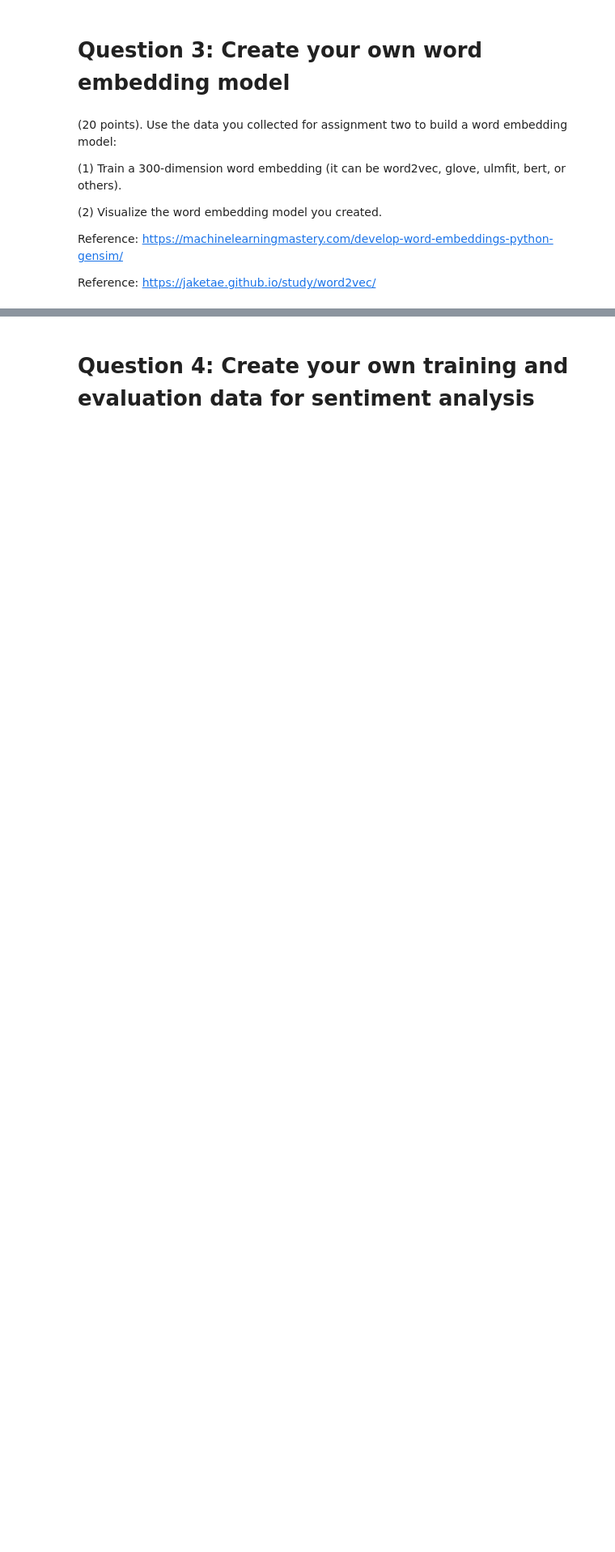
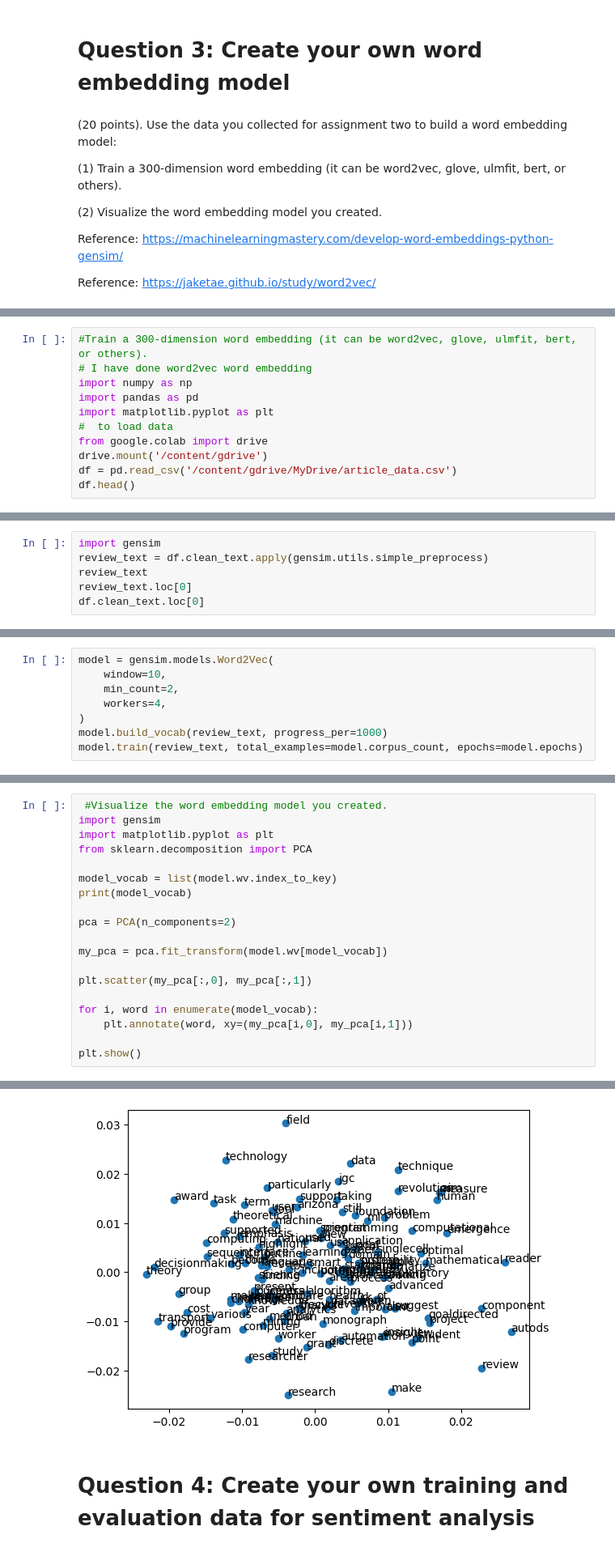
Before and after one commit to MahithaPoduvu/Mahitha_INFO5731_-Spring2023, a Jupyter notebook: INFO5731_Assignment_Three_fall2022.ipynb, the cells around one changed output, grey strips where cells are left out. Shown at 81% size. Saved outputs shown, nothing was run; the diff lists cells and outputs as text; blank space fills up the shorter version.

```diff
--- a/INFO5731_Assignment_Three_fall2022.ipynb
+++ b/INFO5731_Assignment_Three_fall2022.ipynb
@@ -137,0 +252,11 @@ Reference: https://jaketae.github.io/study/word2vec/
+# %%
+#Train a 300-dimension word embedding (it can be word2vec, glove, ulmfit, bert, or others).
+# I have done word2vec word embedding
+import numpy as np
+import pandas as pd
+import matplotlib.pyplot as plt
+#  to load data
+from google.colab import drive
+drive.mount('/content/gdrive')
+df = pd.read_csv('/content/gdrive/MyDrive/article_data.csv')
+df.head()
@@ -137,0 +328,6 @@ Reference: https://jaketae.github.io/study/word2vec/
+# %%
+import gensim
+review_text = df.clean_text.apply(gensim.utils.simple_preprocess)
+review_text
+review_text.loc[0]
+df.clean_text.loc[0]
@@ -137,0 +336,8 @@ Reference: https://jaketae.github.io/study/word2vec/
+# %%
+model = gensim.models.Word2Vec(
+    window=10,
+    min_count=2,
+    workers=4,
+)
+model.build_vocab(review_text, progress_per=1000)
+model.train(review_text, total_examples=model.corpus_count, epochs=model.epochs)
@@ -137,0 +363,20 @@ Reference: https://jaketae.github.io/study/word2vec/
+# %%
+ #Visualize the word embedding model you created.
+import gensim
+import matplotlib.pyplot as plt
+from sklearn.decomposition import PCA
+
+model_vocab = list(model.wv.index_to_key)
+print(model_vocab)
+
+pca = PCA(n_components=2)
+
+my_pca = pca.fit_transform(model.wv[model_vocab])
+
+plt.scatter(my_pca[:,0], my_pca[:,1])
+
+for i, word in enumerate(model_vocab):
+    plt.annotate(word, xy=(my_pca[i,0], my_pca[i,1]))
+
+plt.show()
+# %% [output]
@@ -138,3 +384,4 @@ Reference: https://jaketae.github.io/study/word2vec/
+[figure, added]
 # %% [markdown]
 # **Question 4: Create your own training and evaluation data for sentiment analysis**
 # %% [markdown]
```
Also changed, not shown: parts of 20 cells of this notebook.
